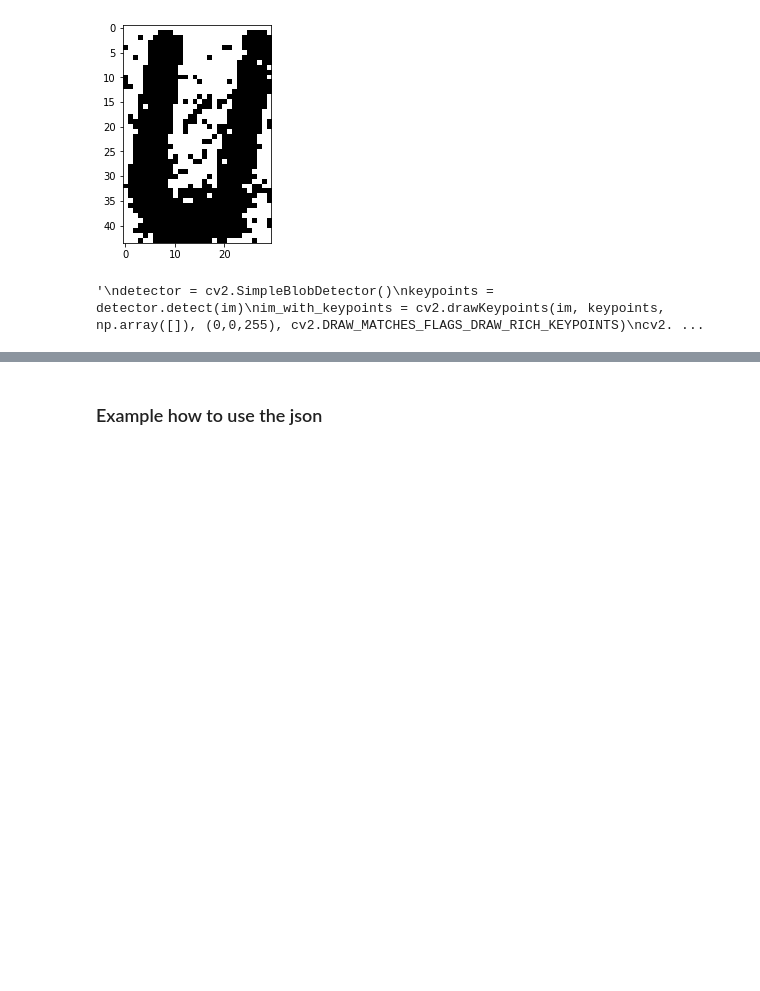
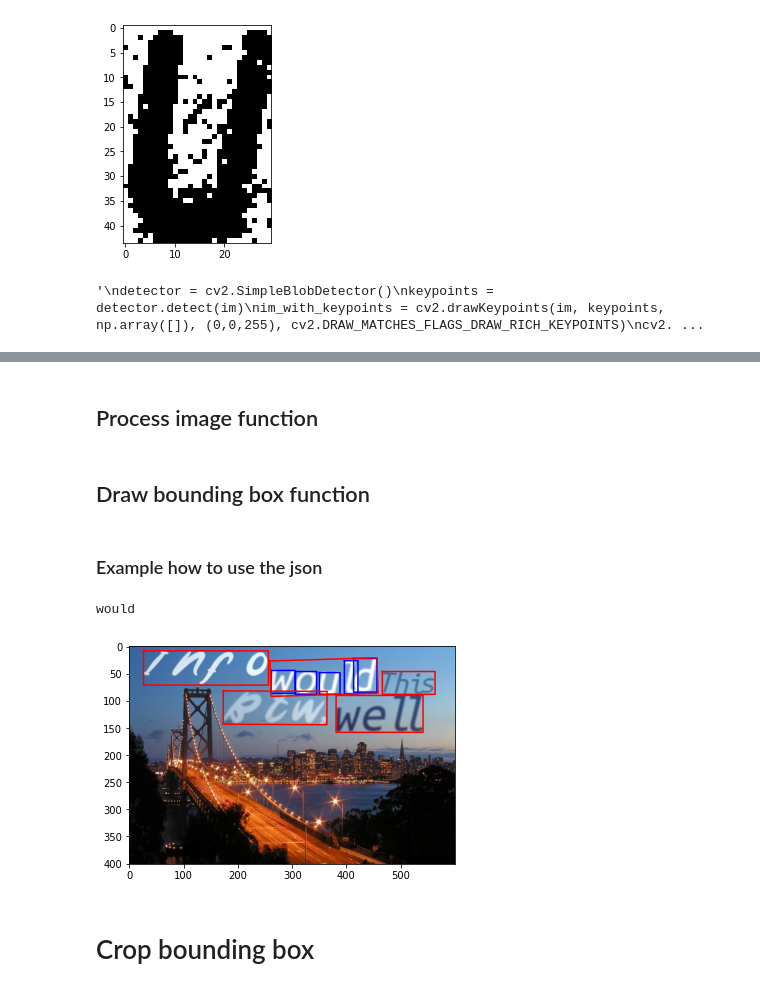
Before and after one commit to ShlomiRex/ocr-font-classifier-model, a Jupyter notebook: notebook.ipynb, the cells around one changed output, grey strips where cells are left out. Saved outputs shown, nothing was run; the diff lists cells and outputs as text; code cells hidden in the pictures; blank space fills up the shorter version.

```diff
--- a/notebook.ipynb
+++ b/notebook.ipynb
@@ -155,3 +155,5 @@ Mean: 81.91439393939395 , Average: 81.91439393939395
+# %% [markdown]
+## Process image function
 # %%
 
 def extract_data(img_name):
@@ -160,7 +162,7 @@ def extract_data(img_name):
     Return a json in the following structure (as an example):
 
     {
-        "img": <ndarray>
+        "image": <ndarray>
         "name": "test.png",
         "words": [
             {
@@ -203,18 +205,13 @@ def extract_data(img_name):
     for word in txt:
         word_font = font[char_index_accumulator].decode()
         chars = []
-
-        # Draw the bounding boxes FOR THE WORDS.
         word_bb = wordBB[:, :, word_index]
-        x = np.append(word_bb[0, :], word_bb[0, 0])
-        y = np.append(word_bb[1, :], word_bb[1, 0])
-        plt.plot(x, y, 'r', ) #red color
 
         # Process chars
         for char_index in range(len(word)):
             char = chr(word[char_index])
             char_font = font[char_index_accumulator].decode()
-            bb = charBB[:, :, char_index_accumulator]
+            char_bb = charBB[:, :, char_index_accumulator]
 
             assert char_font == word_font # Double check that the pre-processed image is indeed 1 font per word, and each char is same font as word.
 
@@ -222,14 +219,11 @@ def extract_data(img_name):
             chars.append({
                 "char": char,
                 "font": char_font,
-                "bb": bb
+                "bb": char_bb
             })
 
             char_index_accumulator += 1
 
-            x = np.append(bb[0, :], bb[0, 0])
-            y = np.append(bb[1, :], bb[1, 0])
-            plt.plot(x, y, 'k')
 
 
         # Append word json
@@ -237,7 +231,7 @@ def extract_data(img_name):
             "word": word.decode(),
             "font": word_font,
             "chars": chars,
-            "bb": wordBB
+            "bb": word_bb
         })
         word_index += 1
 
@@ -247,3 +241,5 @@ def extract_data(img_name):
         "name": img_name,
         "words": words,
     }
+# %% [markdown]
+## Draw bounding box function
@@ -250,2 +258,32 @@ def extract_data(img_name):
 # %% [markdown]
 ### Example how to use the json
+# %%
+i = 50
+img_name = im_names[i]
+img = db['data'][img_name][:]
+plt.figure()
+plt.imshow(img)
+
+res = extract_data(img_name)
+words = res["words"]
+
+# Draw bounding boxes for each char FOR FIRST WORD ONLY.
+print(words[0]["word"])
+for char in words[0]["chars"]:
+    char_bb = char["bb"]
+    x = np.append(char_bb[0, :], char_bb[0, 0])
+    y = np.append(char_bb[1, :], char_bb[1, 0])
+    plt.plot(x, y, 'b')
+
+# Draw bounding boxes FOR EACH WORD.
+for word in words:
+    word_bb = word["bb"]
+
+    x = np.append(word_bb[0, :], word_bb[0, 0])
+    y = np.append(word_bb[1, :], word_bb[1, 0])
+    plt.plot(x, y, 'r', ) #red color
+# %% [output]
+would
+[figure, added]
+# %% [markdown]
+# Crop bounding box
```
Also changed, not shown: parts of 21 cells of this notebook, 3 other files.
